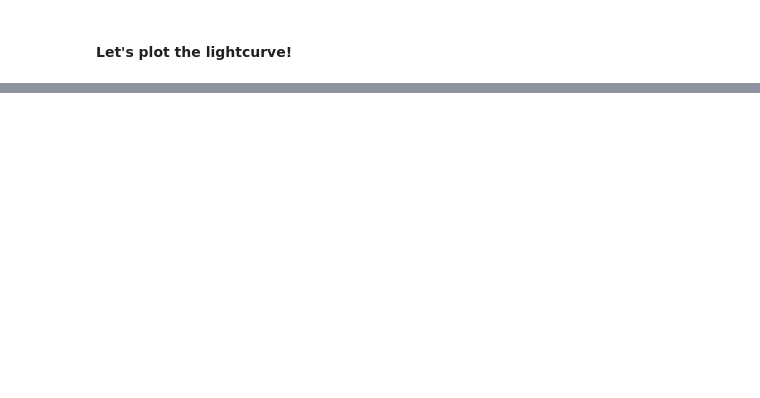
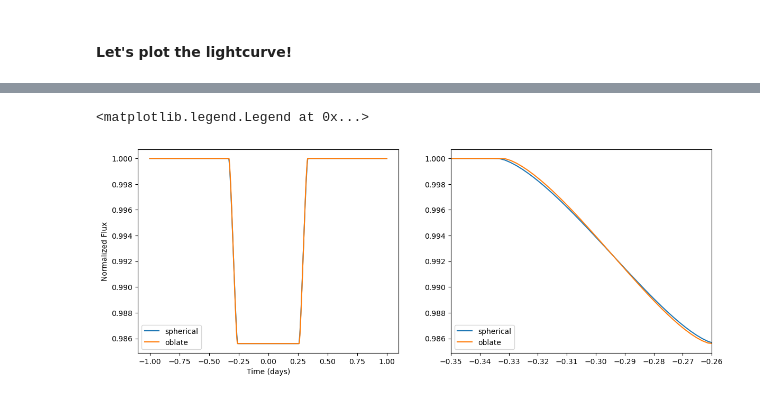
Before and after one commit to vegajustin26/oblate_lc, a Jupyter notebook: notebooks/lightcurve.ipynb, the cells around one changed output, grey strips where cells are left out. Cells and saved outputs as stored; diff of their text form; code cells hidden in the pictures; blank space fills up the shorter version.

```diff
--- a/notebooks/lightcurve.ipynb
+++ b/notebooks/lightcurve.ipynb
@@ -33,0 +46,18 @@ plt.plot(times, fluxratio)
+# %%
+state["f"] = 0
+planet = PlanetSystem(**state)
+flux_sph, nintpts = planet.lightcurve()
+# %%
+fig, ax = plt.subplots(1, 2, figsize=(14, 5))
+ax[0].plot(times, flux_sph, label = "spherical")
+ax[0].plot(times, flux_obl, label = "oblate")
+ax[1].plot(times, flux_sph, label = "spherical")
+ax[1].plot(times, flux_obl, label = "oblate")
+ax[1].set_xlim(-0.35, -0.26)
+ax[0].set_xlabel("Time (days)")
+ax[0].set_ylabel("Normalized Flux")
+ax[0].legend()
+ax[1].legend(loc = "lower left")
+# %% [output]
+<matplotlib.legend.Legend at 0x...>
+[figure, added]
```
Also changed, not shown: parts of 12 cells of this notebook, 2 other files.
